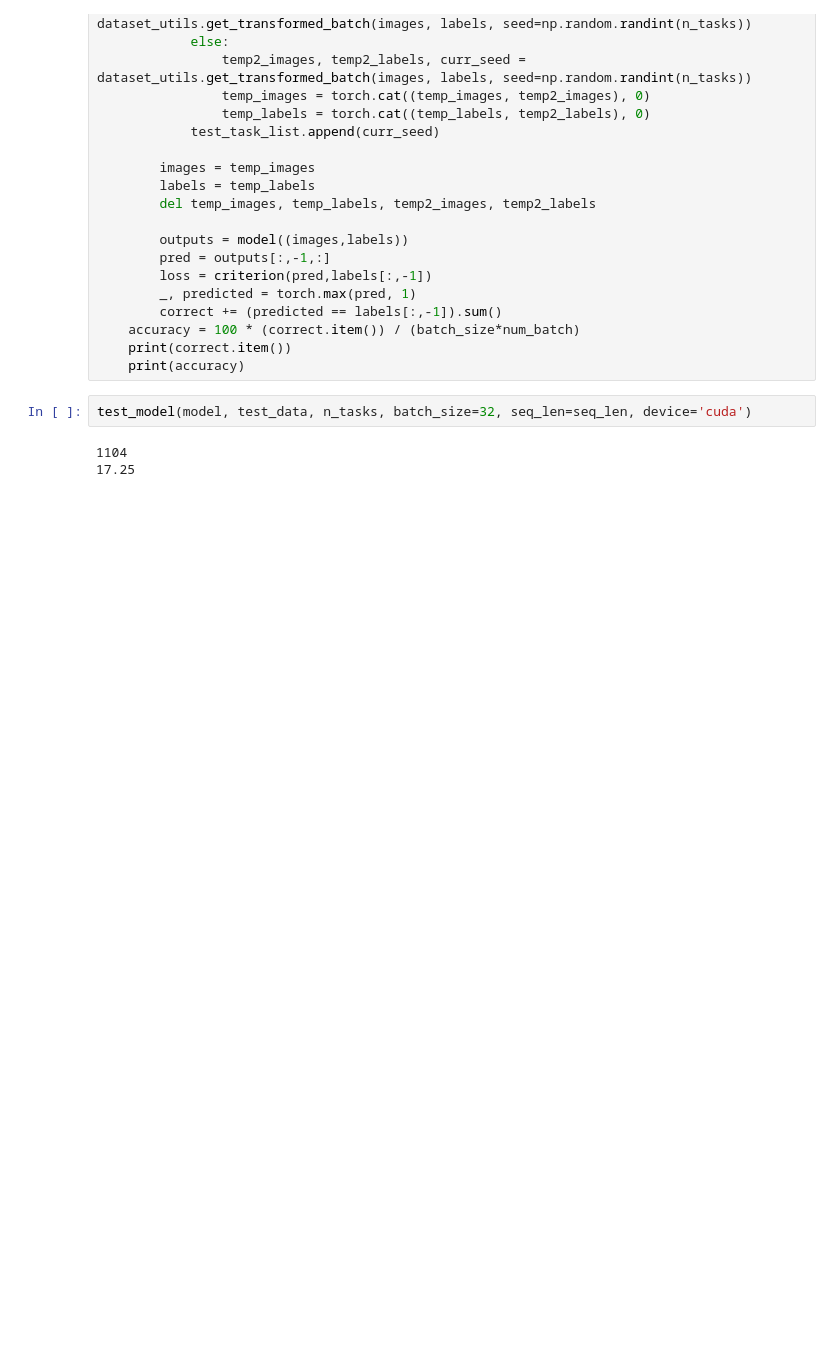
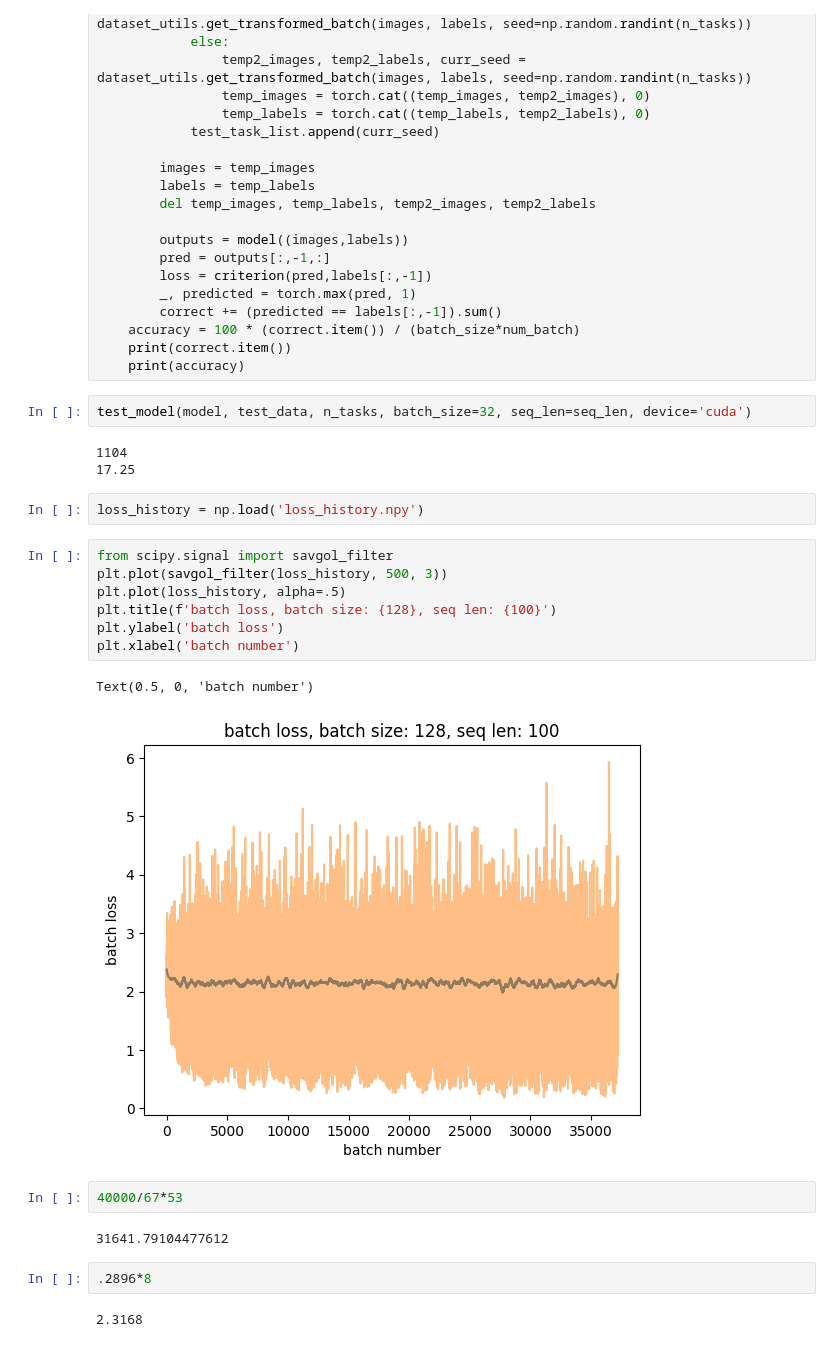
Before and after one commit to smithlindsay/icl_experiments, a Jupyter notebook: icl_notebook.ipynb, the cells around one changed output. Drawn from its saved outputs; the diff is of its cells as text; blank space fills up the shorter version.

```diff
--- a/icl_notebook.ipynb
+++ b/icl_notebook.ipynb
@@ -157,3 +208,23 @@ test_model(model, test_data, n_tasks, batch_size=32, seq_len=seq_len, device='cu
 # %% [output]
 1104
 17.25
+# %%
+loss_history = np.load('loss_history.npy')
+# %%
+from scipy.signal import savgol_filter
+plt.plot(savgol_filter(loss_history, 500, 3))
+plt.plot(loss_history, alpha=.5)
+plt.title(f'batch loss, batch size: {128}, seq len: {100}')
+plt.ylabel('batch loss')
+plt.xlabel('batch number')
+# %% [output]
+Text(0.5, 0, 'batch number')
+[figure, added]
+# %%
+40000/67*53
+# %% [output]
+31641.79104477612
+# %%
+.2896*8
+# %% [output]
+2.3168
```
Also changed, not shown: parts of 2 cells of this notebook, 1 other file.
